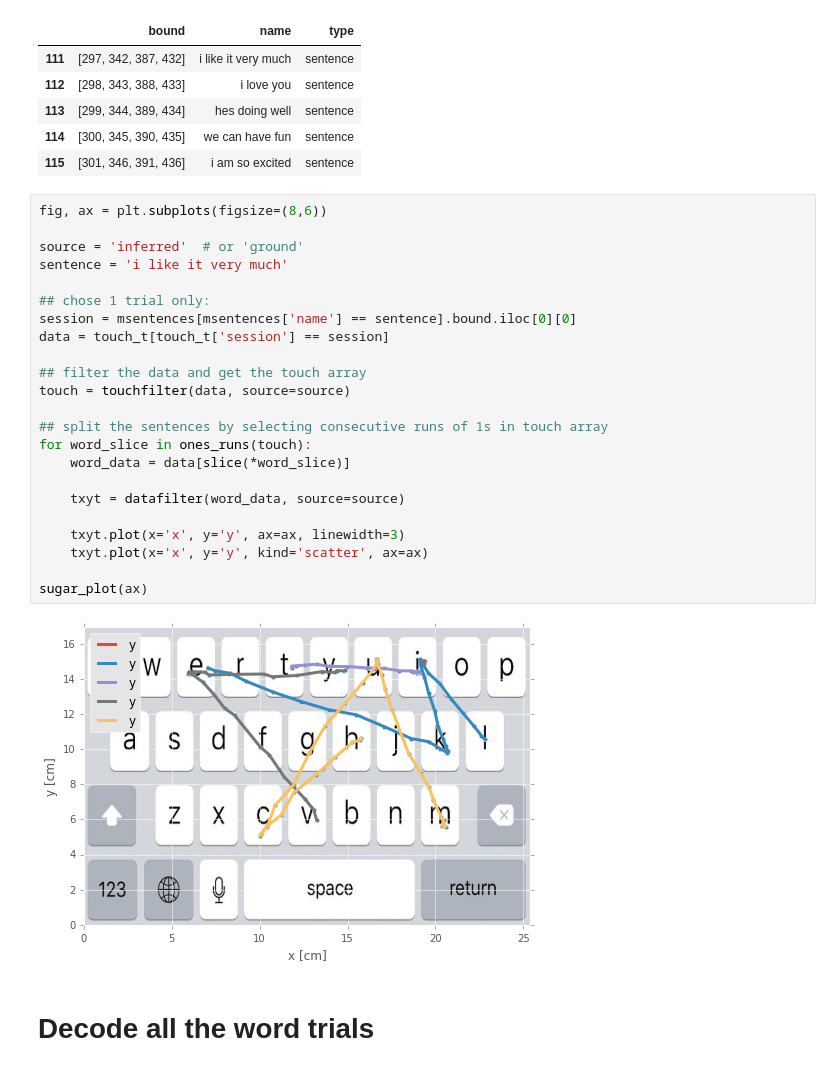
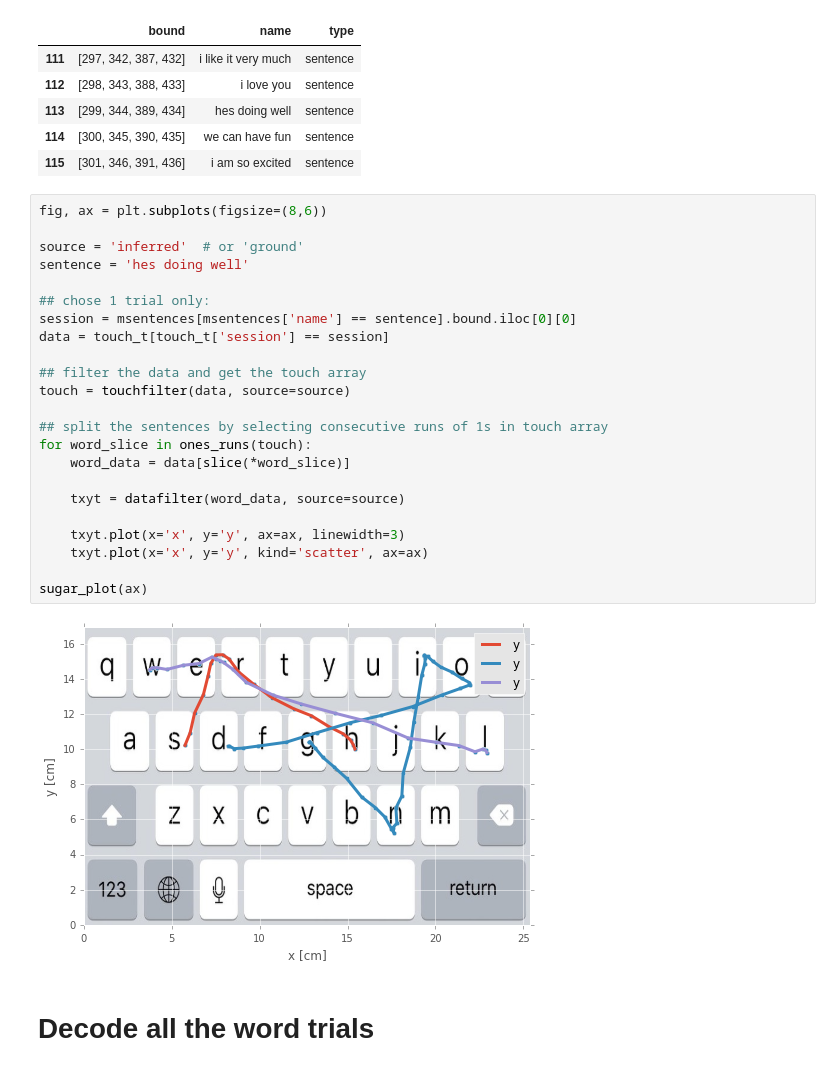
Before and after one commit to toinsson/tmp-ipynb-shared, a Jupyter notebook: touch_data_for_shapewriting.ipynb, the cells around one changed output. Saved outputs shown, nothing was run; the diff lists cells and outputs as text.

```diff
--- a/touch_data_for_shapewriting.ipynb
+++ b/touch_data_for_shapewriting.ipynb
@@ -143,28 +150,28 @@ msentences.head(5)
 # %%
 fig, ax = plt.subplots(figsize=(8,6))
 
 source = 'inferred'  # or 'ground'
-sentence = 'i like it very much'
+sentence = 'hes doing well'
 
 ## chose 1 trial only:
 session = msentences[msentences['name'] == sentence].bound.iloc[0][0]
 data = touch_t[touch_t['session'] == session]
 
 ## filter the data and get the touch array
 touch = touchfilter(data, source=source)
 
 ## split the sentences by selecting consecutive runs of 1s in touch array
 for word_slice in ones_runs(touch):
     word_data = data[slice(*word_slice)]
 
     txyt = datafilter(word_data, source=source)
 
     txyt.plot(x='x', y='y', ax=ax, linewidth=3)
     txyt.plot(x='x', y='y', kind='scatter', ax=ax)
 
 sugar_plot(ax)
 # %% [output]
-[figure, old version]
+[figure, new version]
 # %% [markdown]
 # Decode all the word trials
 # %%
```
Also changed, not shown: parts of 3 cells of this notebook.
